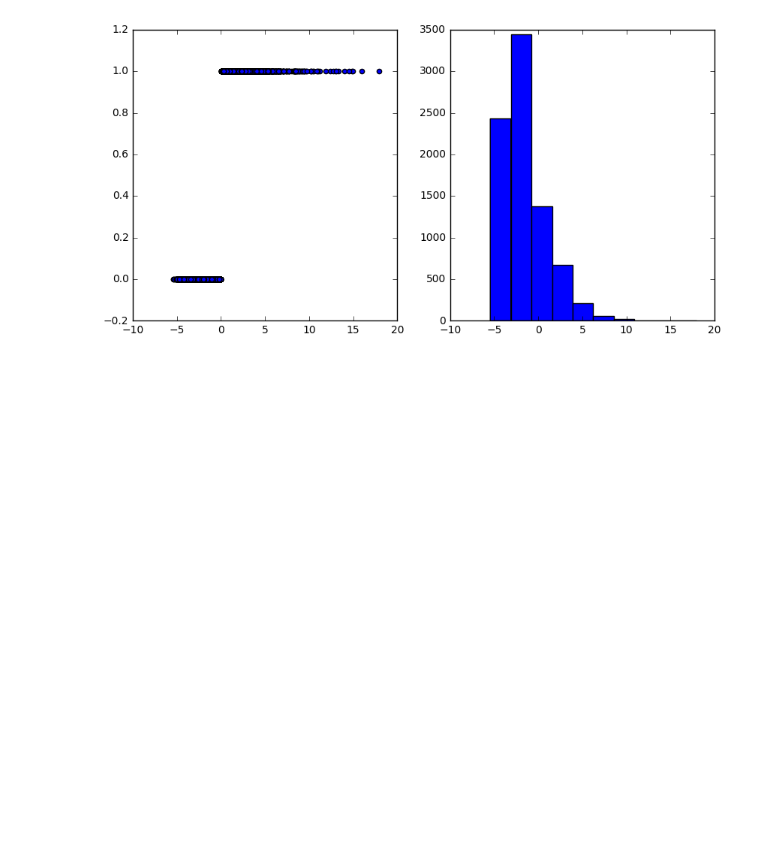
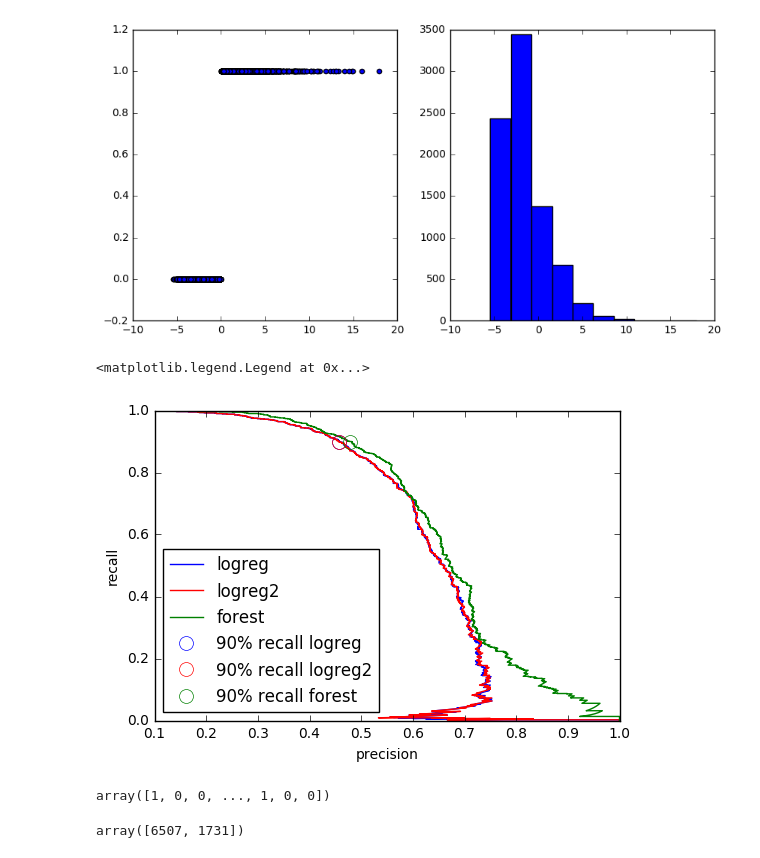
Before and after one commit to disimone/check24_test, a Jupyter notebook: check24_test.ipynb, the cells around one changed output. Saved outputs shown, nothing was run; the diff lists cells and outputs as text; code cells hidden in the pictures; blank space fills up the shorter version.

```diff
--- a/check24_test.ipynb
+++ b/check24_test.ipynb
@@ -423,3 +420,30 @@ ax[1].hist(gsearch_logreg.decision_function(Xtest_df.values),bins=10)
          13.25034029,  15.58753997,  17.92473965]),
  <a list of 10 Patch objects>)
 [figure]
+# %%
+# exercise, let's choose an operating point based on recall
+# let's say we want 90% recall
+
+target_recall=0.9
+custom_thr_idx_logreg=np.argmin(np.abs(recall-target_recall))
+custom_thr_idx_logreg2=np.argmin(np.abs(recall2-target_recall))
+custom_thr_idx_forest=np.argmin(np.abs(recallf-target_recall))
+
+fig=plt.figure()
+ax=fig.add_subplot(111)
+ax.plot(precision,recall, label='logreg',c='b')
+ax.plot(precision2,recall2, label='logreg2',c='r')
+ax.plot(precisionf,recallf, label='forest',c='g')
+ax.set_xlabel('precision')
+ax.set_ylabel('recall')
+
+# draw thresholds
+
+ax.plot(precision[custom_thr_idx_logreg], recall[custom_thr_idx_logreg],'o',markersize=10,fillstyle='none',label='90% recall logreg',c='b')
+ax.plot(precision2[custom_thr_idx_logreg2], recall2[custom_thr_idx_logreg2],'o',markersize=10,fillstyle='none',label='90% recall logreg2',c='r')
+ax.plot(precisionf[custom_thr_idx_forest], recallf[custom_thr_idx_forest],'o',markersize=10,fillstyle='none',label='90% recall forest',c='g')
+
+ax.legend(loc='lower left',numpoints=1)
+# %% [output]
+<matplotlib.legend.Legend at 0x...>
+[figure, added]
@@ -425,0 +454,8 @@ ax[1].hist(gsearch_logreg.decision_function(Xtest_df.values),bins=10)
+# %%
+forest_result
+# %% [output]
+array([1, 0, 0, ..., 1, 0, 0])
+# %%
+np.bincount(forest_result)
+# %% [output]
+array([6507, 1731])
```
Also changed, not shown: parts of 9 cells of this notebook.
